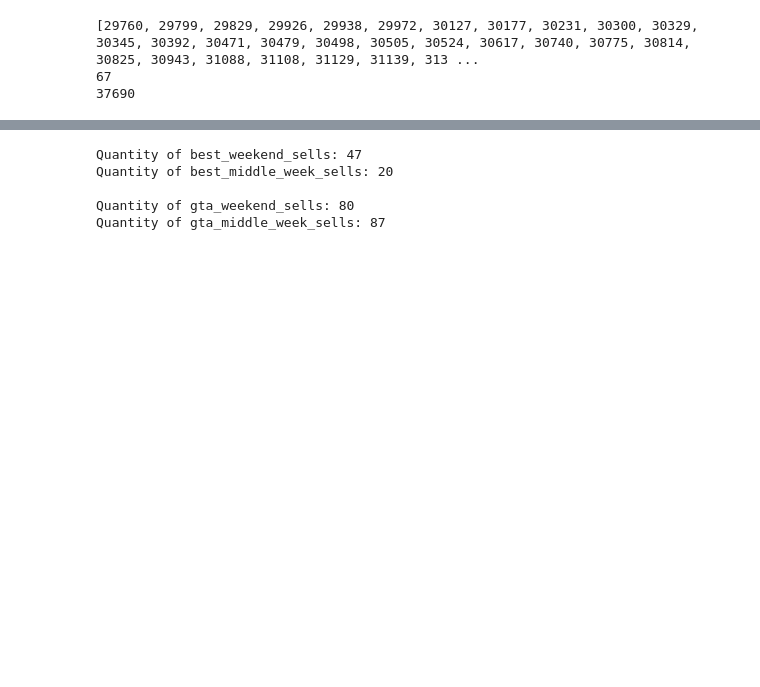
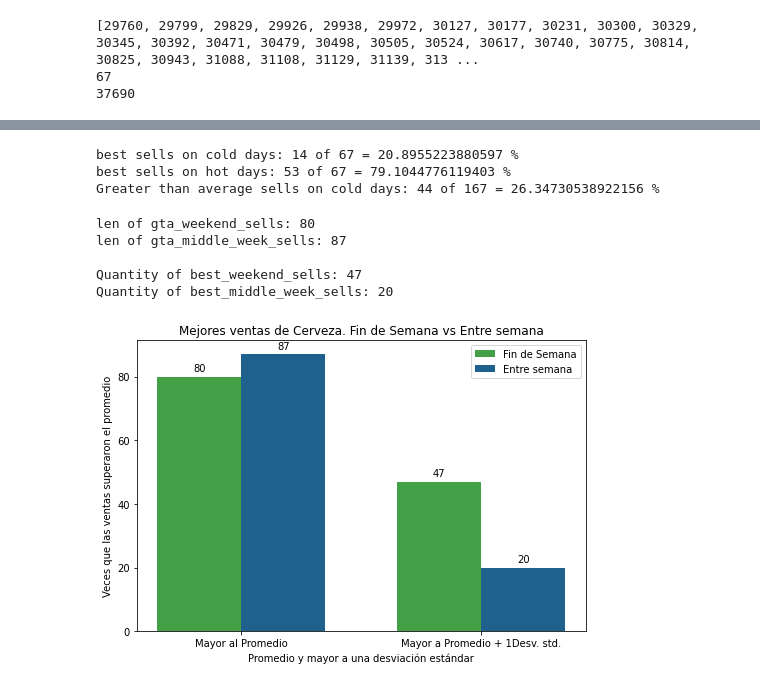
Before and after one commit to Edward-TL/Beer_Statistics, a Jupyter notebook: only_plots.ipynb, the cells around one changed output, grey strips where cells are left out. Saved outputs shown, nothing was run; the diff lists cells and outputs as text; code cells hidden in the pictures; blank space fills up the shorter version.

Commit message:
Obtenido último Scatter Plot

```diff
--- a/only_plots.ipynb
+++ b/only_plots.ipynb
@@ -409,17 +409,68 @@ print(len(set_of_best_and_hotday_sells))
-# %%
-best_weekend_sells, best_middle_week_sells = boolean_clasification(best_week_day)
-print(f'Quantity of best_weekend_sells: {len(best_weekend_sells)}')
-print(f'Quantity of best_middle_week_sells: {len(best_middle_week_sells)}')
-
-
-print(f'\nQuantity of gta_weekend_sells: {len(gta_weekend_sells)}')
-print(f'Quantity of gta_middle_week_sells: {len(gta_middle_week_sells)}')
-# %% [output]
-Quantity of best_weekend_sells: 47
-Quantity of best_middle_week_sells: 20
-
-Quantity of gta_weekend_sells: 80
-Quantity of gta_middle_week_sells: 87
+# %%
+cold_best_sells = all_minor_cases(best_av_temp, np.mean(av_temp))
+hot_best_sells = all_major_cases(best_av_temp, np.mean(av_temp))
+cold_gta_sells = all_minor_cases(gta_av_temp, np.mean(av_temp))
+print(f'best sells on cold days: {len(cold_best_sells)} of {len(best_av_temp)} = {len(cold_best_sells)/len(best_av_temp)*100} %')
+print(f'best sells on hot days: {len(hot_best_sells)} of {len(best_av_temp)} = {len(hot_best_sells)/len(best_av_temp)*100} %')
+print(f'Greater than average sells on cold days: {len(cold_gta_sells)} of {len(gta_av_temp)} = {len(cold_gta_sells)/len(gta_av_temp)*100} %')
+# %% [output]
+best sells on cold days: 14 of 67 = 20.8955223880597 %
+best sells on hot days: 53 of 67 = 79.1044776119403 %
+Greater than average sells on cold days: 44 of 167 = 26.34730538922156 %
+# %%
+weekend_sells = [0,0]
+week_sells = [0,0]
+
+gta_weekend_sells, gta_middle_week_sells = boolean_clasification(gta_week_day)
+weekend_sells[0], week_sells[0] = len(gta_weekend_sells), len(gta_middle_week_sells)
+print(f'len of gta_weekend_sells: {weekend_sells[0]}')
+print(f'len of gta_middle_week_sells: {week_sells[0]}')
+
+best_weekend_sells, best_middle_week_sells = boolean_clasification(best_week_day)
+weekend_sells[1], week_sells[1] = len(best_weekend_sells), len(best_middle_week_sells)
+print(f'\nQuantity of best_weekend_sells: {weekend_sells[1]}')
+print(f'Quantity of best_middle_week_sells: {week_sells[1]}')
+# %% [output]
+len of gta_weekend_sells: 80
+len of gta_middle_week_sells: 87
+
+Quantity of best_weekend_sells: 47
+Quantity of best_middle_week_sells: 20
+# %%
+labels = ['Mayor al Promedio', 'Mayor a Promedio + 1Desv. std.']
+x = np.arange(len(labels))
+width = 0.35
+
+fig, ax = plt.subplots(figsize=(7,5))
+rects1 = ax.bar(x - width/2, weekend_sells, width, label='Fin de Semana', color = '#43a047')
+rects2 = ax.bar(x + width/2, week_sells, width, label='Entre semana', color = '#1f618d')
+
+ax.set_title('Mejores ventas de Cerveza. Fin de Semana vs Entre semana')
+ax.set_ylabel('Veces que las ventas superaron el promedio')
+ax.set_xlabel('Promedio y mayor a una desviación estándar')
+ax.set_xticks(x)
+ax.set_xticklabels(labels)
+ax.legend(loc='best')
+
+def autolabel(rects):
+    """Attach a text label above each bar in *rects*, displaying its height."""
+    for rect in rects:
+        height = rect.get_height()
+        ax.annotate('{}'.format(height),
+                    xy=(rect.get_x() + rect.get_width() / 2, height),
+                    xytext=(0, 3),  # 5 points vertical offset
+                    textcoords="offset points",
+                    ha='center', va='bottom')
+
+
+autolabel(rects1)
+autolabel(rects2)
+
+fig.tight_layout()
+
+plt.show()
+# %% [output]
+[figure, added]
 # %%
 def bool_and_major_matches(bool_array, bool_wanted, numeric_array, start_limit):
     if len(bool_array) == len(numeric_array):
```
Also changed, not shown: parts of 16 cells of this notebook.
